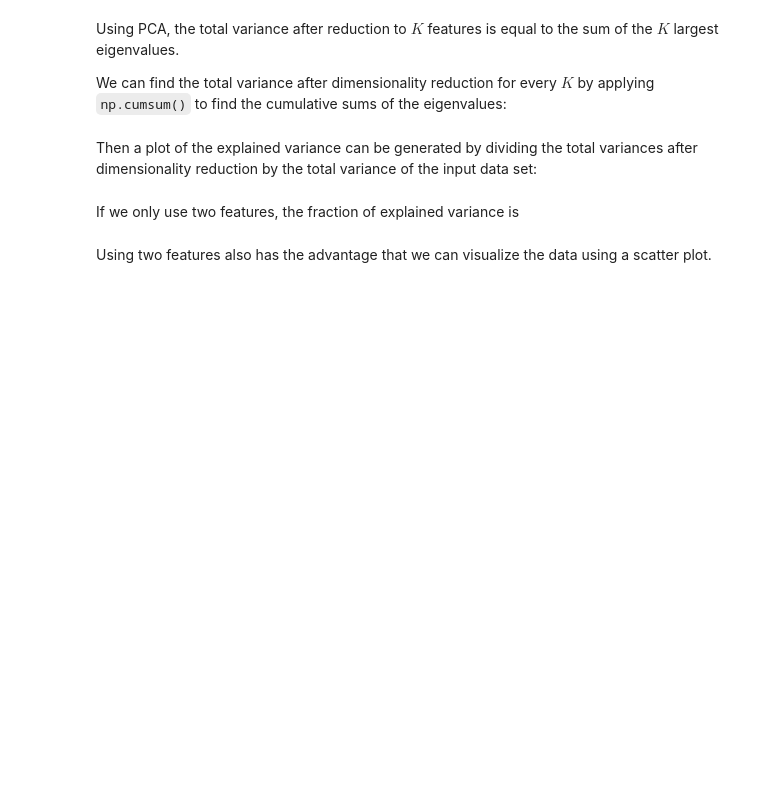
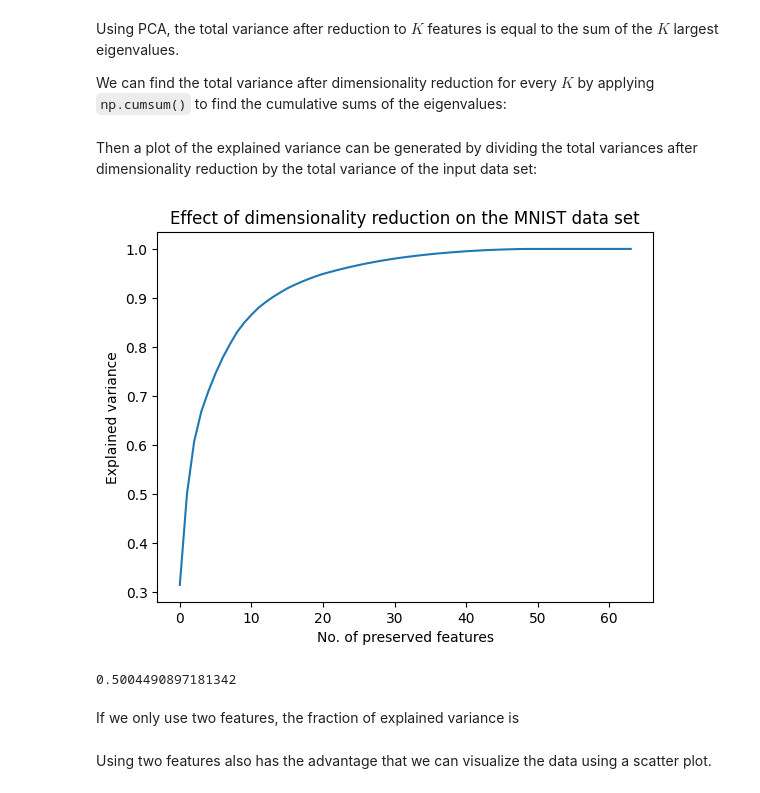
Before and after one commit to FrankGomez0/eel3850S25, a Jupyter notebook: lectures/lecture13-PCA/lecture13-pca-in-class-edits.ipynb, the cells around one changed output. Saved outputs shown, nothing was run; the diff lists cells and outputs as text; code cells hidden in the pictures; blank space fills up the shorter version.

```diff
--- a/lectures/lecture13-PCA/lecture13-pca-in-class-edits.ipynb
+++ b/lectures/lecture13-PCA/lecture13-pca-in-class-edits.ipynb
@@ -323,5 +373,5 @@ The function `np.argsort()` returns the indexes required to sort the values in i
 Finally, fancy indexing is used to sort the eigenvalues and eigenvectors to create new sorted variables `lam_mnist` and `U_mnist`:
 # %%
 # Do the eigenecomposition
-la, U =  # todo
+la, U =  LA.eig(Kmnist)# todo
 la
@@ -371,10 +497,16 @@ total_variance_cumsum=
 Then a plot of the explained variance can be generated by dividing the total variances after dimensionality reduction by the total variance of the input data set:
 # %%
 total_variance_all = np.sum(la_mnist)
-plt.plot(#todo)
+plt.plot(total_variance_cumsum/total_variance_all)
 plt.xlabel('No. of preserved features')
 plt.ylabel('Explained variance')
 plt.title('Effect of dimensionality reduction on the MNIST data set');
+# %% [output]
+[figure, added]
+# %%
+total_variance_cumsum[1]/total_variance_all
+# %% [output]
+0.5004490897181342
 # %% [markdown]
 If we only use two features, the fraction of explained variance is
 # %% [markdown]
```
Also changed, not shown: parts of 24 cells of this notebook, 1 other file.
